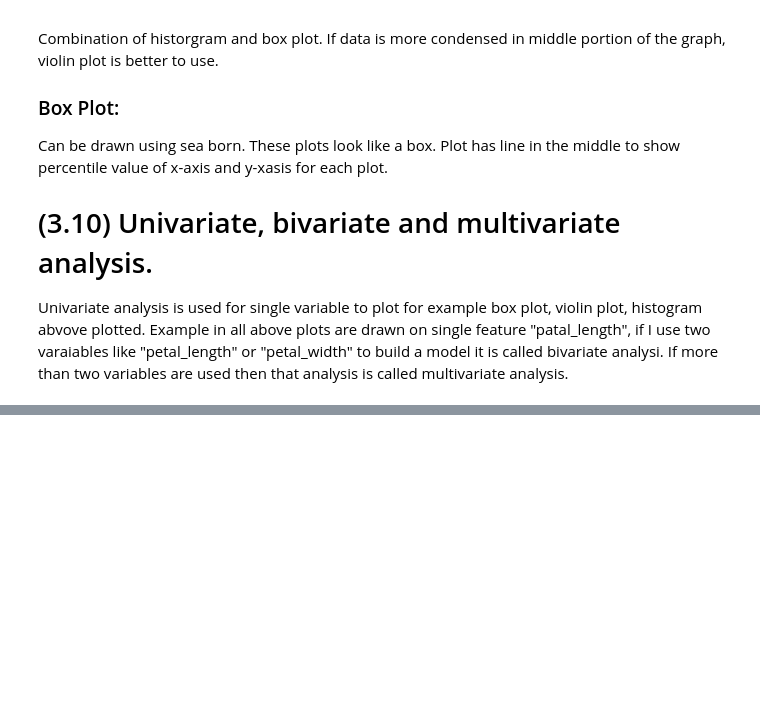
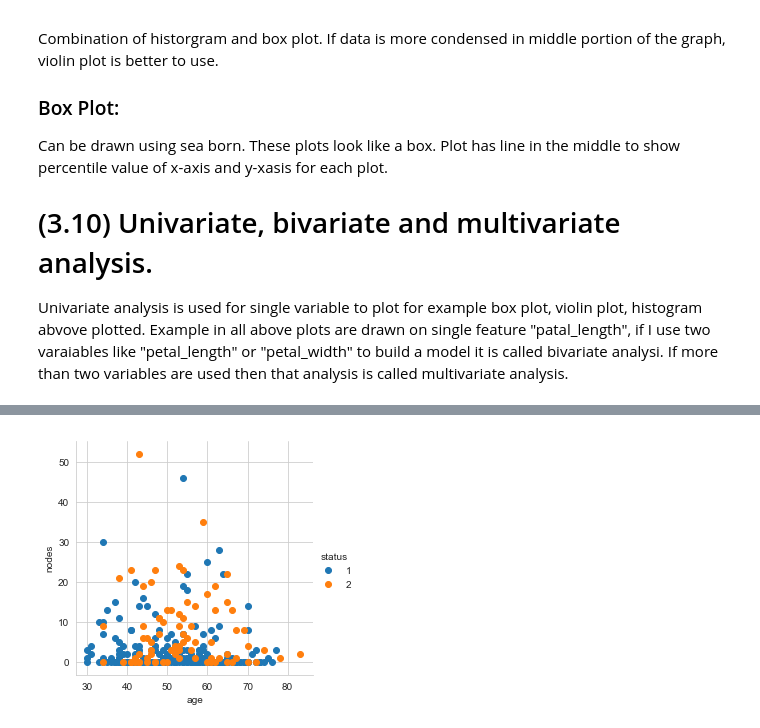
Before and after one commit to VipinJain1/VIP-Machine-Learning-Exercises-and-Practices, a Jupyter notebook: Plotting_for_Exploratory_data analysis_(EDA).ipynb, the cells around one changed output, grey strips where cells are left out. Drawn from its saved outputs; the diff is of its cells as text; code cells hidden in the pictures; blank space fills up the shorter version.

```diff
--- a/Plotting_for_Exploratory_data analysis_(EDA).ipynb
+++ b/Plotting_for_Exploratory_data analysis_(EDA).ipynb
@@ -456,0 +508,26 @@ Univariate analysis is used for single variable to plot for example box plot, vi
+# %%
+# 2-D Scatter plot with color-coding for each flower type/class.
+# Here 'sns' corresponds to seaborn.
+
+# seaborn is powerful enough to draw graphs in diffeenrtt color and style.
+# Hue = species, that means my graph will be colored based on "Species"
+
+sns.set_style("whitegrid");
+sns.FacetGrid(haberman, hue="status", height=4) \
+   .map(plt.scatter, "age", "nodes") \
+   .add_legend();
+plt.show();
+
+# Notice that the blue points can be easily seperated
+# from red and green by drawing a line.
+# But red and green data points cannot be easily seperated.
+# Can we draw multiple 2-D scatter plots for each combination of features?
+# Ans: yes by using pair plots.
+# Ans: Data is imbalance, data  can be balanced by normalizing it if to draw multiple features in one plot.
+# this is example of linearly seperated plot.
+# 3d plot is better way to visualize data.
+
+# How many cobinations exist? 4C2 = 6.
+# This is good to know when using pair plot, as pair  plot will draw in pair for all combinatiobns of features.
+# %% [output]
+[figure, added]
```
Also changed, not shown: parts of 8 cells of this notebook.
